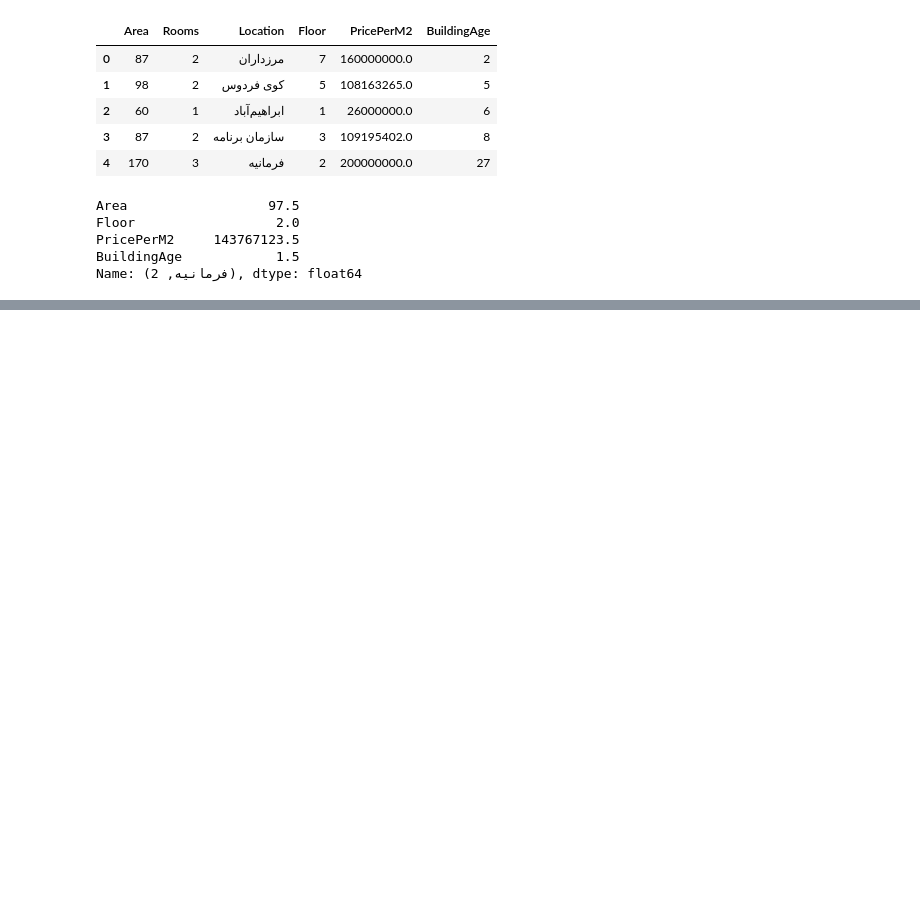
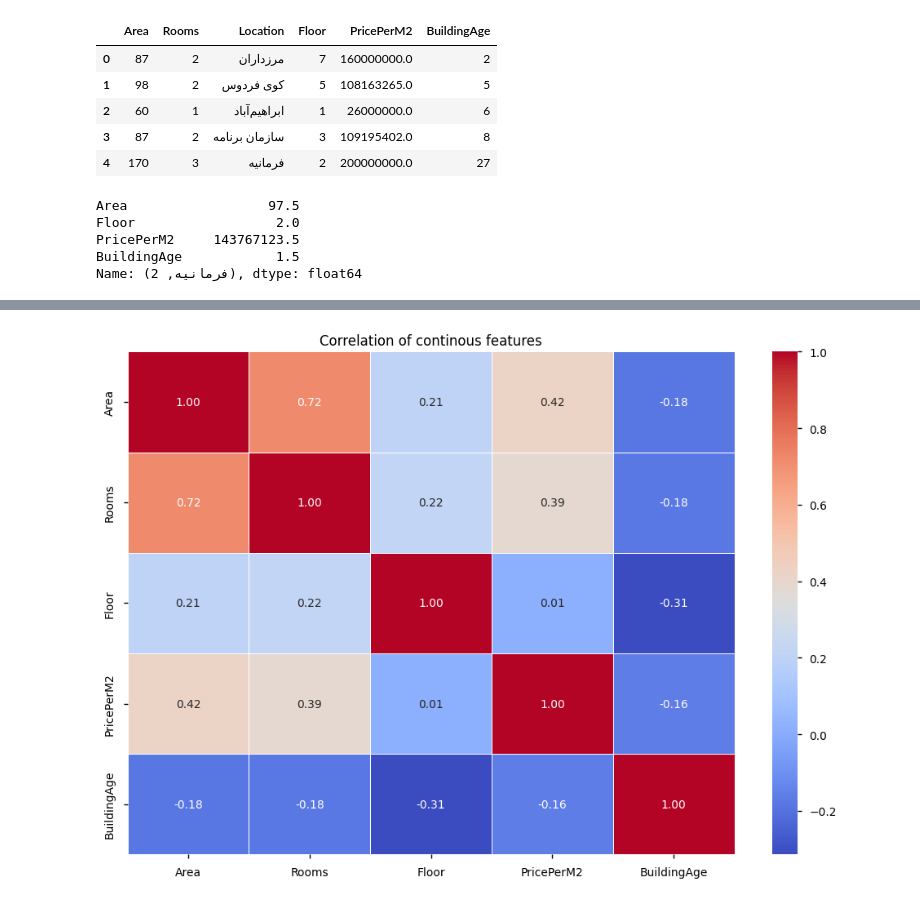
Before and after one commit to alavi-sam/house-analysis, a Jupyter notebook: analysis_notebook.ipynb, the cells around one changed output, grey strips where cells are left out. Drawn from its saved outputs; the diff is of its cells as text; code cells hidden in the pictures; blank space fills up the shorter version.

Commit message:
added preprocess functions

```diff
--- a/analysis_notebook.ipynb
+++ b/analysis_notebook.ipynb
@@ -188,0 +189,8 @@ plt.show()
+# %%
+from sklearn.preprocessing import MinMaxScaler
+mm = MinMaxScaler()
+scaled_data = mm.fit_transform(df.drop('Location', axis=1))
+scaled_df = pd.DataFrame(scaled_data, columns=mm.get_feature_names_out())
+# corr_df = df.drop('Location', axis=1)
+corr = scaled_df.corr()
+corr
@@ -188,0 +204,7 @@ plt.show()
+# %%
+figure = plt.figure(figsize=(12, 8))
+sns.heatmap(corr, annot=True, cmap='coolwarm', fmt='.2f', linewidths=0.5)
+plt.title('Correlation of continous features')
+plt.show()
+# %% [output]
+[figure, added]
```
Also changed, not shown: parts of 7 cells of this notebook.
